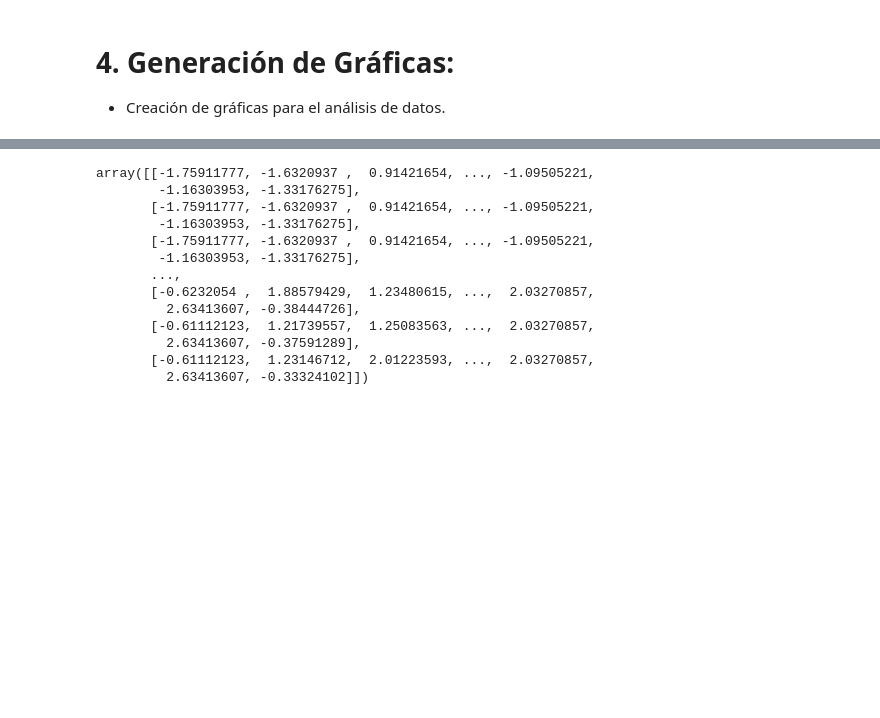
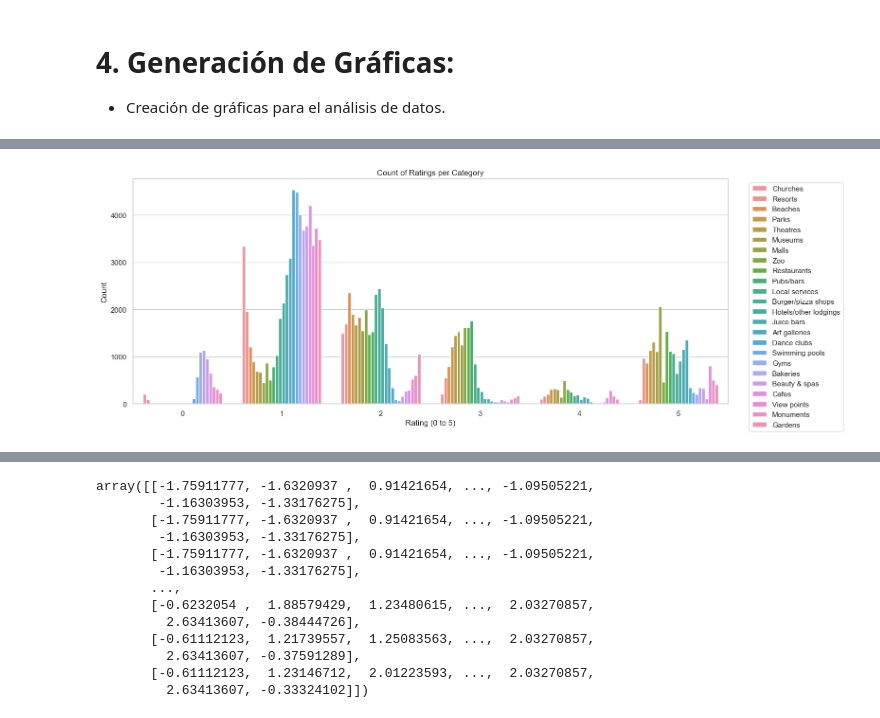
Before and after one commit to gabrielaaguiv5/ProjectI, a Jupyter notebook: notebooks/01_eda_overview.ipynb, the cells around one changed output, grey strips where cells are left out. Saved outputs shown, nothing was run; the diff lists cells and outputs as text; code cells hidden in the pictures; blank space fills up the shorter version.

```diff
--- a/notebooks/01_eda_overview.ipynb
+++ b/notebooks/01_eda_overview.ipynb
@@ -427,4 +427,15 @@ Saved to: C:\Users\gabri\AppData\Local\Programs\Microsoft VS Code\data\my_data.c
 
 *   Creación de gráficas para el análisis de datos.
 # %%
-datos_melted = datos.melt(var_name='Category', value_name='Rating')
+# Melt the rating columns, keeping City and User ID as identifier variables
+df_melted = datos.melt(
+    id_vars=['City', 'Unique user id'],
+    var_name='Category',
+    value_name='Rating'
+)
+
+# Optional: clean up category names if needed
+df_melted['Category'] = df_melted['Category'].str.replace('Avg_', '', regex=False)
+df_melted['Rating'] = df_melted['Rating'].round(0).astype(int)
+
+df_melted
@@ -431,12 +456,13 @@ datos_melted = datos.melt(var_name='Category', value_name='Rating')
 # %%
-# Create the countplot
-plt.figure(figsize=(16, 8))
-sns.countplot(data=datos_melted, x='Rating', hue='Category')
+# Create a countplot (example: all data together)
+plt.figure(figsize=(16, 6))
+sns.countplot(data=df_melted, x='Rating', hue='Category')
 
-# Improve aesthetics
-plt.title('Distribution of Ratings by Category')
+plt.title('Count of Ratings per Category')
 plt.xlabel('Rating (0 to 5)')
 plt.ylabel('Count')
-plt.legend(loc='upper right', bbox_to_anchor=(1.15, 1.05))
+plt.legend(loc='upper right', bbox_to_anchor=(1.2, 1))
 plt.tight_layout()
 plt.show()
+# %% [output]
+[figure, added]
```
Also changed, not shown: parts of 9 cells of this notebook.
